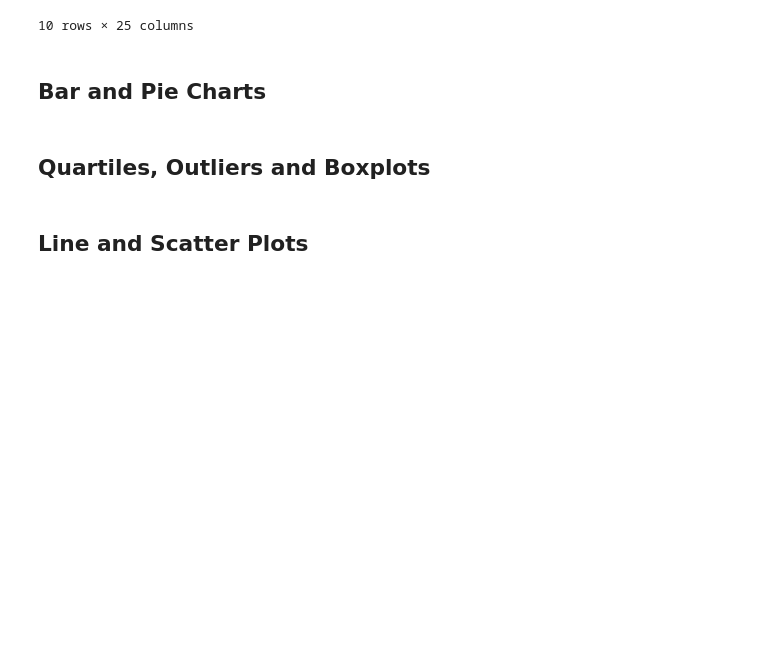
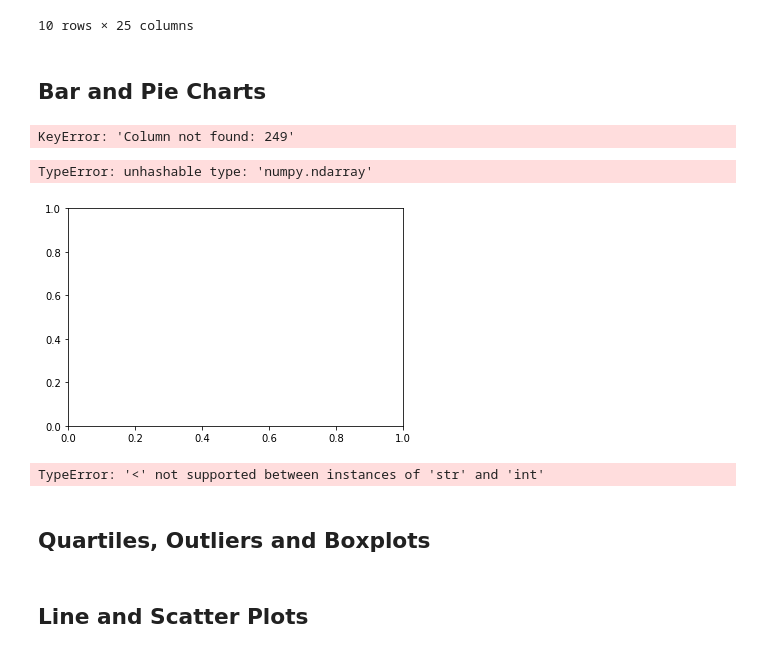
Before and after one commit to dgooden123/matplotlib-challenge, a Jupyter notebook: pymaceuticals_starter.ipynb, the cells around one changed output. Cells and saved outputs as stored; diff of their text form; code cells hidden in the pictures; blank space fills up the shorter version.

```diff
--- a/pymaceuticals_starter.ipynb
+++ b/pymaceuticals_starter.ipynb
@@ -110,5 +110,24 @@ agg_vol
 10 rows × 25 columns
 # %% [markdown]
 ## Bar and Pie Charts
+# %%
+# Generate a bar plot showing the total number of unique mice tested on each drug regimen using pandas.
+mouse_count=drug_group[number_mice].count()
+
+mouse_chart = mouse_count.plot(kind='bar')
+
+mouse_chart.set_xlabel("Drug Regimen")
+mouse_chart.set_ylabel("Number of Mice")
+
+
+plt.show()
+plt.tight_layout()
+# %% [output]
+KeyError: 'Column not found: 249'
 # %%
-# Generate a bar plot showing the total number of unique mice tested on each drug regimen using pandas.
+# Generate a bar plot showing the total number of unique mice tested on each drug regimen using pyplot.
+
+plt.bar(drug_group, number_mice, color='r', alpha=0.5, align="center")
+# %% [output]
+TypeError: unhashable type: 'numpy.ndarray'
+[figure, added]
@@ -117,4 +134,11 @@ agg_vol
 # %%
 # Generate a pie plot showing the distribution of female versus male mice using pandas
+
+gender= pd.DataFrame(combined.groupby(["Sex"]).count()).reset_index()
+gender.head()
+
+gender.plot(kind='pie', y = "Sex")
+# %% [output]
+TypeError: '<' not supported between instances of 'str' and 'int'
 # %%
 # Generate a pie plot showing the distribution of female versus male mice using pyplot
```
Also changed, not shown: parts of 2 cells of this notebook.
